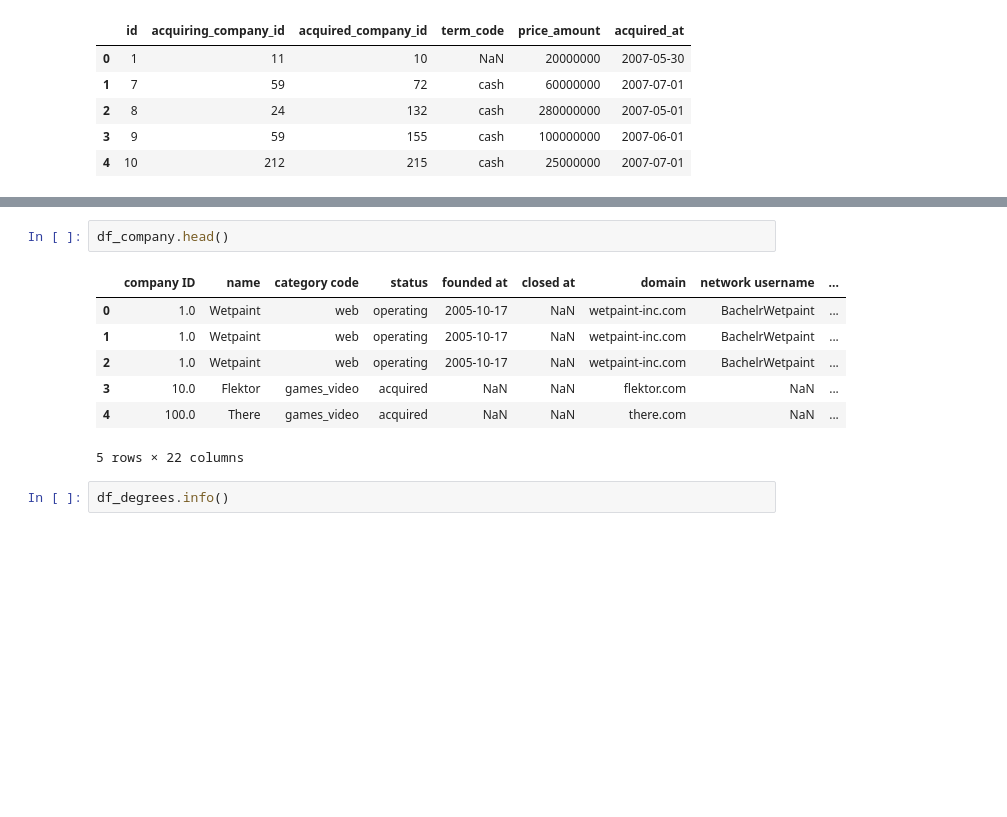
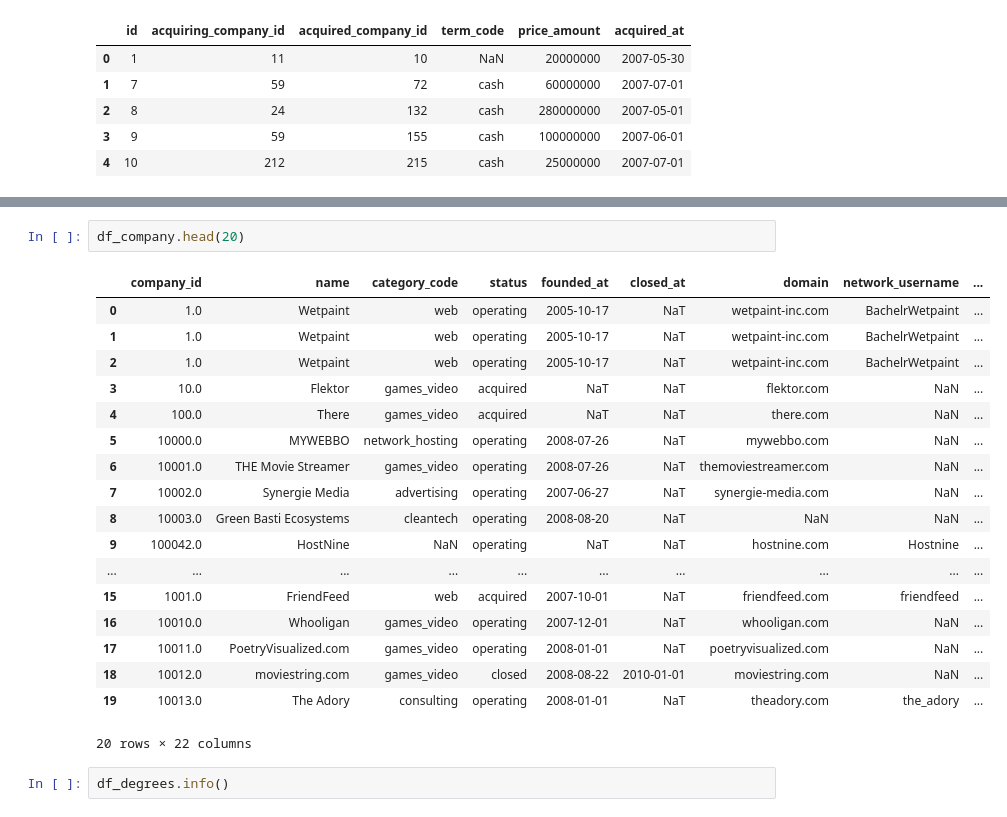
Before and after one commit to PsychoCoderrr/YPracticumProjects, a Jupyter notebook: FinalPythonProject.ipynb, the cells around one changed output, grey strips where cells are left out. Saved outputs shown, nothing was run; the diff lists cells and outputs as text; blank space fills up the shorter version.

```diff
--- a/FinalPythonProject.ipynb
+++ b/FinalPythonProject.ipynb
@@ -95,15 +95,26 @@ Data columns (total 22 columns):
 dtypes: float64(12), object(10)
 memory usage: 36.6+ MB
 # %%
-df_company.head()
+df_company.head(20)
 # %% [output]
-|  | company ID | name | category code | status | founded at | closed at | domain | network username | ... |
-| 0 | 1.0 | Wetpaint | web | operating | 2005-10-17 | NaN | wetpaint-inc.com | BachelrWetpaint | ... |
-| 1 | 1.0 | Wetpaint | web | operating | 2005-10-17 | NaN | wetpaint-inc.com | BachelrWetpaint | ... |
-| 2 | 1.0 | Wetpaint | web | operating | 2005-10-17 | NaN | wetpaint-inc.com | BachelrWetpaint | ... |
-| 3 | 10.0 | Flektor | games_video | acquired | NaN | NaN | flektor.com | NaN | ... |
-| 4 | 100.0 | There | games_video | acquired | NaN | NaN | there.com | NaN | ... |
+|  | company_id | name | category_code | status | founded_at | closed_at | domain | network_username | ... |
+| 0 | 1.0 | Wetpaint | web | operating | 2005-10-17 | NaT | wetpaint-inc.com | BachelrWetpaint | ... |
+| 1 | 1.0 | Wetpaint | web | operating | 2005-10-17 | NaT | wetpaint-inc.com | BachelrWetpaint | ... |
+| 2 | 1.0 | Wetpaint | web | operating | 2005-10-17 | NaT | wetpaint-inc.com | BachelrWetpaint | ... |
+| 3 | 10.0 | Flektor | games_video | acquired | NaT | NaT | flektor.com | NaN | ... |
+| 4 | 100.0 | There | games_video | acquired | NaT | NaT | there.com | NaN | ... |
+| 5 | 10000.0 | MYWEBBO | network_hosting | operating | 2008-07-26 | NaT | mywebbo.com | NaN | ... |
+| 6 | 10001.0 | THE Movie Streamer | games_video | operating | 2008-07-26 | NaT | themoviestreamer.com | NaN | ... |
+| 7 | 10002.0 | Synergie Media | advertising | operating | 2007-06-27 | NaT | synergie-media.com | NaN | ... |
+| 8 | 10003.0 | Green Basti Ecosystems | cleantech | operating | 2008-08-20 | NaT | NaN | NaN | ... |
+| 9 | 100042.0 | HostNine | NaN | operating | NaT | NaT | hostnine.com | Hostnine | ... |
+| ... | ... | ... | ... | ... | ... | ... | ... | ... | ... |
+| 15 | 1001.0 | FriendFeed | web | acquired | 2007-10-01 | NaT | friendfeed.com | friendfeed | ... |
+| 16 | 10010.0 | Whooligan | games_video | operating | 2007-12-01 | NaT | whooligan.com | NaN | ... |
+| 17 | 10011.0 | PoetryVisualized.com | games_video | operating | 2008-01-01 | NaT | poetryvisualized.com | NaN | ... |
+| 18 | 10012.0 | moviestring.com | games_video | closed | 2008-08-22 | 2010-01-01 | moviestring.com | NaN | ... |
+| 19 | 10013.0 | The Adory | consulting | operating | 2008-01-01 | NaT | theadory.com | the_adory | ... |
-5 rows × 22 columns
+20 rows × 22 columns
 # %%
 df_degrees.info()
 # %% [output]
```
Also changed, not shown: parts of 14 cells of this notebook.
